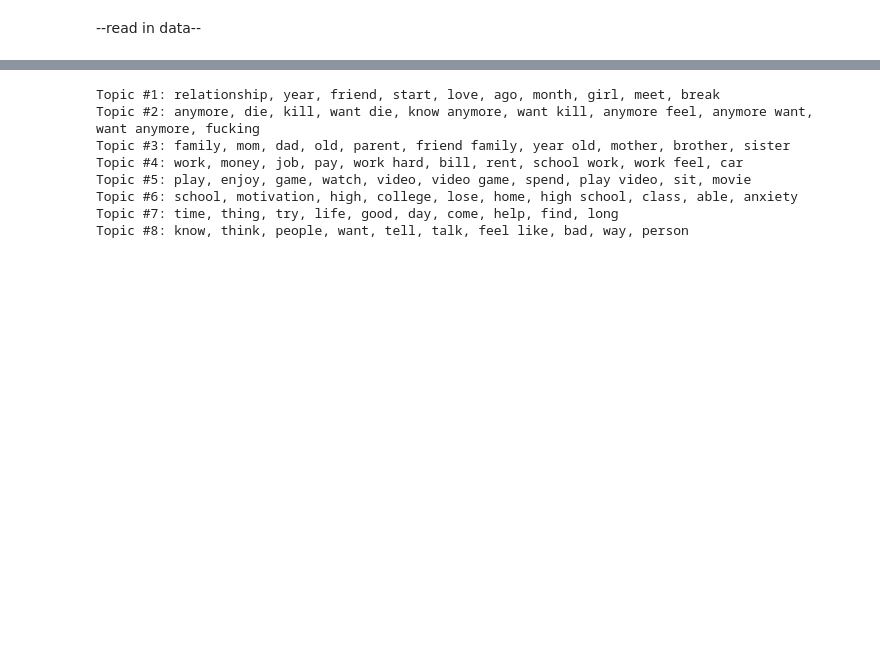
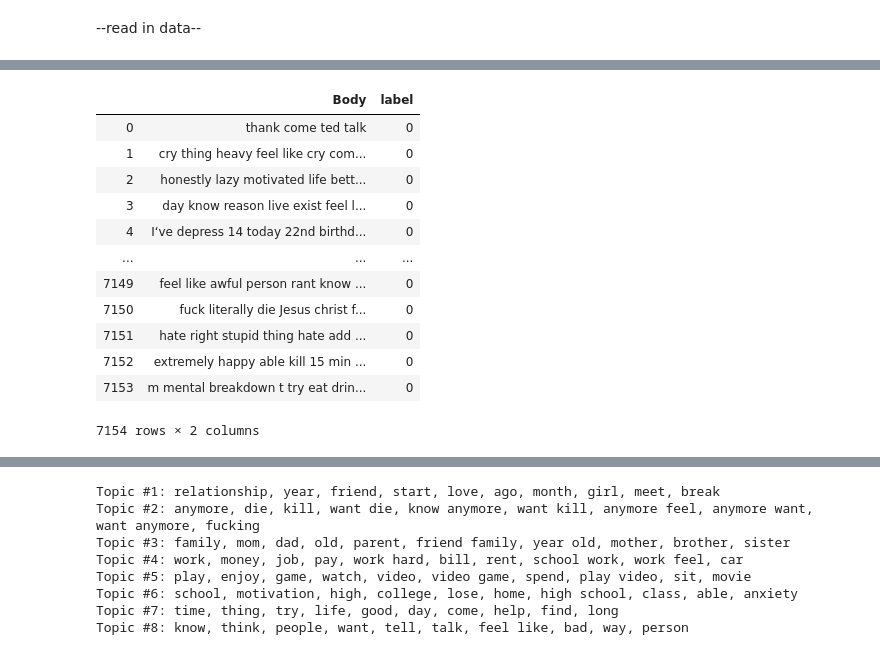
Before and after one commit to heathersaul-nos3lf/final_horsemen, a Jupyter notebook: Topic_modeling.ipynb, the cells around one changed output, grey strips where cells are left out. Drawn from its saved outputs; the diff is of its cells as text; code cells hidden in the pictures; blank space fills up the shorter version.

```diff
--- a/Topic_modeling.ipynb
+++ b/Topic_modeling.ipynb
@@ -102,0 +158,17 @@ str
+# %%
+df_doc['label'] = 0
+df_doc
+# %% [output]
+|  | Body | label |
+| 0 | thank come ted talk | 0 |
+| 1 | cry thing heavy feel like cry com... | 0 |
+| 2 | honestly lazy motivated life bett... | 0 |
+| 3 | day know reason live exist feel l... | 0 |
+| 4 | I‘ve depress 14 today 22nd birthd... | 0 |
+| ... | ... | ... |
+| 7149 | feel like awful person rant know ... | 0 |
+| 7150 | fuck literally die Jesus christ f... | 0 |
+| 7151 | hate right stupid thing hate add ... | 0 |
+| 7152 | extremely happy able kill 15 min ... | 0 |
+| 7153 | m mental breakdown t try eat drin... | 0 |
+7154 rows × 2 columns
```
Also changed, not shown: parts of 16 cells of this notebook, 6 other files.
